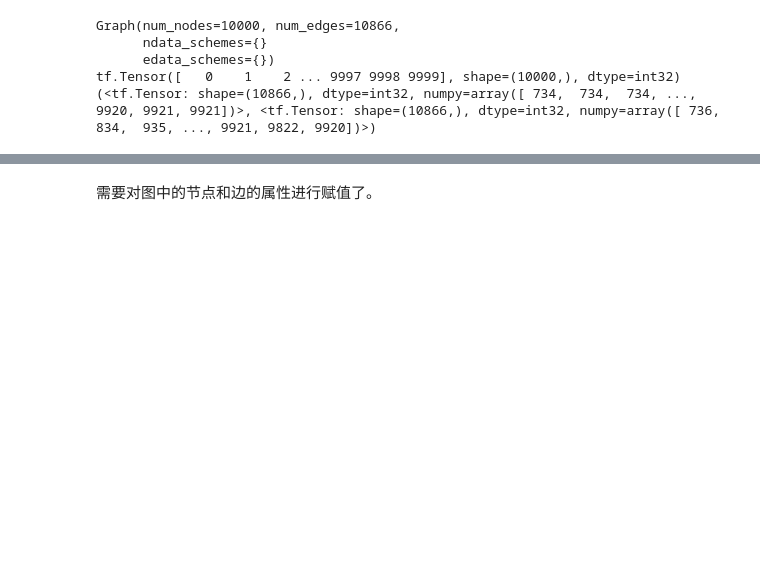
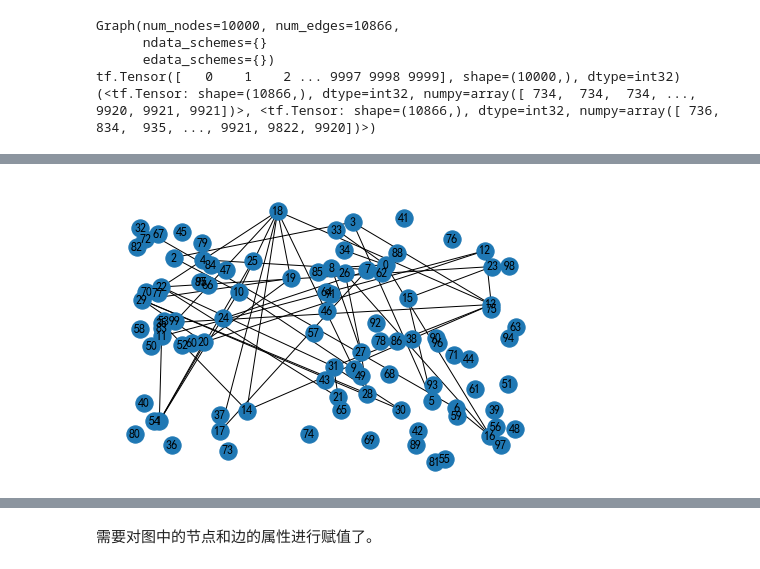
Before and after one commit to youareeverysingleday/HuaweiCupCompetition2022, a Jupyter notebook: FQuestion.ipynb, the cells around one changed output, grey strips where cells are left out. Drawn from its saved outputs; the diff is of its cells as text; code cells hidden in the pictures; blank space fills up the shorter version.

```diff
--- a/FQuestion.ipynb
+++ b/FQuestion.ipynb
@@ -1992,6 +2001,8 @@ edges
 5433 rows × 7 columns
 # %%
+edges = edges.sort_values(by='EdgeInfo')
 edges['StartNode'] = edges['StartNode'].astype('int')
 edges['FinishNode'] = edges['FinishNode'].astype('int')
-edges.dtypes
+edges['EdgeInfo'] = edges['EdgeInfo'].astype('int')
+edges
 # %% [output]
@@ -2032,0 +2063,33 @@ tf.Tensor([   0    1    2 ... 9997 9998 9999], shape=(10000,), dtype=int32)
+# %%
+up = u[0:50]
+vp = v[0:50]
+# %%
+tmpList = up + vp
+# print(tmpList)
+print(up)
+tmpList1 = list(set(tmpList))
+
+# print(len(tmpList))
+# print(max(tmpList))
+# print(min(tmpList))
+
+# tmpList2 = [x - min(tmpList) for x in tmpList]
+# print(tmpList2)
+# print(len(tmpList2))
+# print(max(tmpList2))
+# print(min(tmpList2))
+
+tmpList2 = [x for x in range(len(tmpList1))]
+# print(tmpList3)
+u_new = []
+for ue in up:
+    ui=tmpList1.index(ue)
+    u_new.append(ui)
+print(u_new)
+print(len(u_new))
+
+v_new = []
+for ve in vp:
+    vi=tmpList1.index(ve)
+    v_new.append(vi)
+print(v_new)
@@ -2032,0 +2101,10 @@ tf.Tensor([   0    1    2 ... 9997 9998 9999], shape=(10000,), dtype=int32)
+# %%
+GPartDisplay = dgl.graph((u_new,v_new), num_nodes=len(tmpList))
+# %%
+nx_G = GPartDisplay.to_networkx().to_undirected()
+pos = nx.random_layout(nx_G)
+nx.draw(nx_G, pos, with_labels=True)
+plt.savefig('./pictures/partofGraphStructure1.png')
+plt.show()
+# %% [output]
+[figure, added]
```
Also changed, not shown: parts of 22 cells of this notebook, 38 other files.
